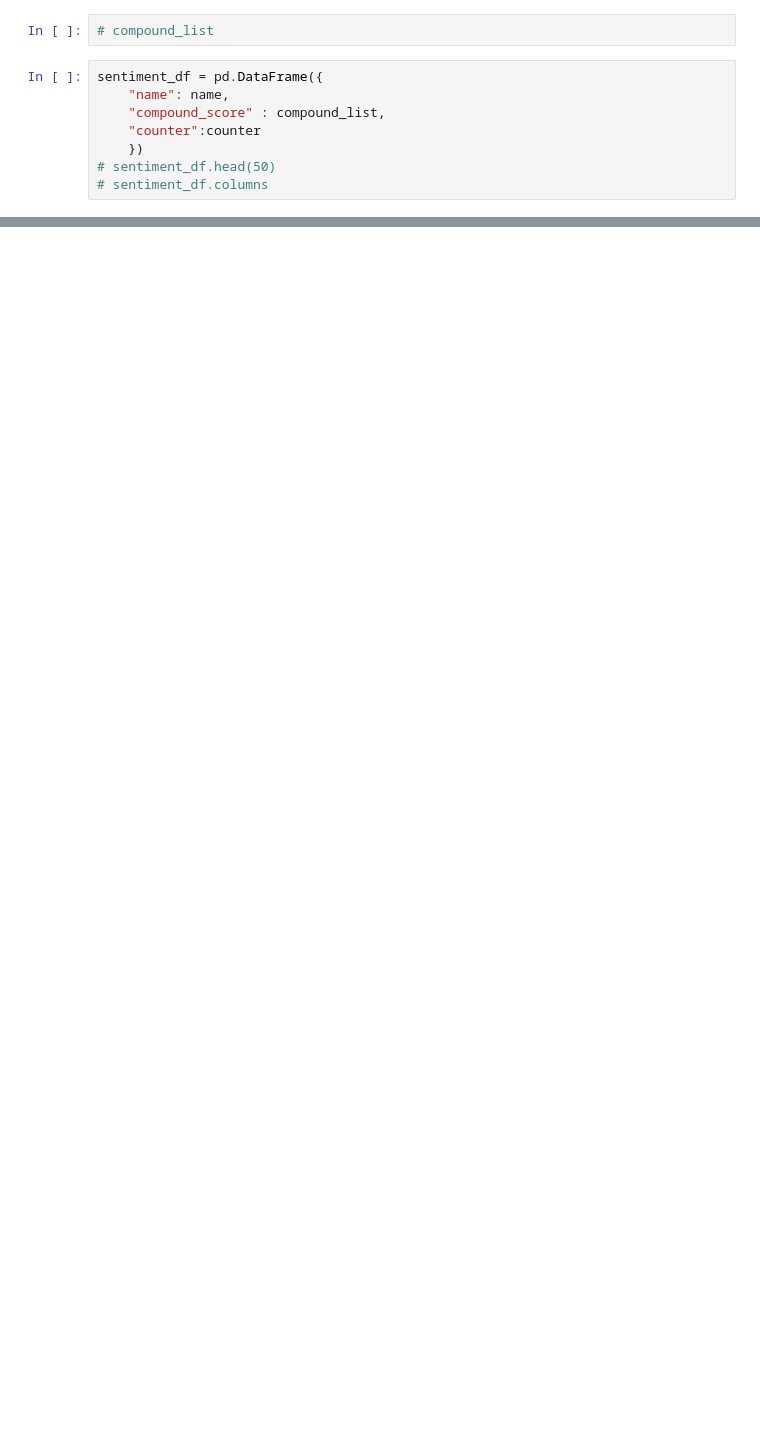
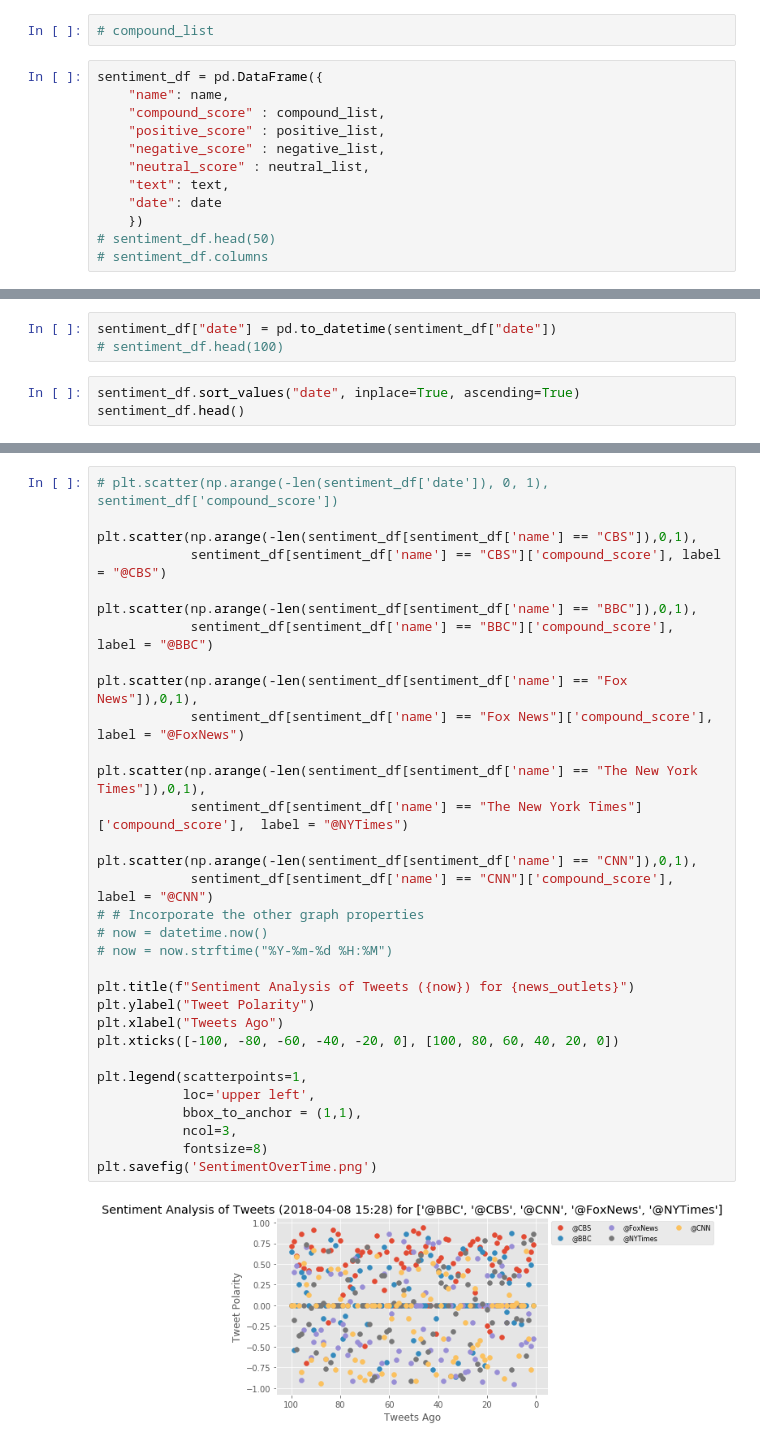
Before and after one commit to jessicalhammond/UCB_DA, a Jupyter notebook: News_Sentiment/News_Mood.ipynb, the cells around one changed output, grey strips where cells are left out. Saved outputs shown, nothing was run; the diff lists cells and outputs as text; blank space fills up the shorter version.

```diff
--- a/News_Sentiment/News_Mood.ipynb
+++ b/News_Sentiment/News_Mood.ipynb
@@ -71,7 +71,11 @@ overall_df
 sentiment_df = pd.DataFrame({
     "name": name,
     "compound_score" : compound_list,
-    "counter":counter
+    "positive_score" : positive_list,
+    "negative_score" : negative_list,
+    "neutral_score" : neutral_list,
+    "text": text,
+    "date": date
     })
 # sentiment_df.head(50)
 # sentiment_df.columns
@@ -77,0 +84,6 @@ sentiment_df = pd.DataFrame({
+# %%
+sentiment_df["date"] = pd.to_datetime(sentiment_df["date"])
+# sentiment_df.head(100)
+# %%
+sentiment_df.sort_values("date", inplace=True, ascending=True)
+sentiment_df.head()
@@ -77,0 +99,34 @@ sentiment_df = pd.DataFrame({
+# %%
+# plt.scatter(np.arange(-len(sentiment_df['date']), 0, 1), sentiment_df['compound_score'])
+
+plt.scatter(np.arange(-len(sentiment_df[sentiment_df['name'] == "CBS"]),0,1),
+            sentiment_df[sentiment_df['name'] == "CBS"]['compound_score'], label = "@CBS")
+
+plt.scatter(np.arange(-len(sentiment_df[sentiment_df['name'] == "BBC"]),0,1),
+            sentiment_df[sentiment_df['name'] == "BBC"]['compound_score'],  label = "@BBC")
+
+plt.scatter(np.arange(-len(sentiment_df[sentiment_df['name'] == "Fox News"]),0,1),
+            sentiment_df[sentiment_df['name'] == "Fox News"]['compound_score'], label = "@FoxNews")
+
+plt.scatter(np.arange(-len(sentiment_df[sentiment_df['name'] == "The New York Times"]),0,1),
+            sentiment_df[sentiment_df['name'] == "The New York Times"]['compound_score'],  label = "@NYTimes")
+
+plt.scatter(np.arange(-len(sentiment_df[sentiment_df['name'] == "CNN"]),0,1),
+            sentiment_df[sentiment_df['name'] == "CNN"]['compound_score'],  label = "@CNN")
+# # Incorporate the other graph properties
+# now = datetime.now()
+# now = now.strftime("%Y-%m-%d %H:%M")
+
+plt.title(f"Sentiment Analysis of Tweets ({now}) for {news_outlets}")
+plt.ylabel("Tweet Polarity")
+plt.xlabel("Tweets Ago")
+plt.xticks([-100, -80, -60, -40, -20, 0], [100, 80, 60, 40, 20, 0])
+
+plt.legend(scatterpoints=1,
+           loc='upper left',
+           bbox_to_anchor = (1,1),
+           ncol=3,
+           fontsize=8)
+plt.savefig('SentimentOverTime.png')
+# %% [output]
+[figure, added]
```
Also changed, not shown: parts of 10 cells of this notebook, 3 other files.
